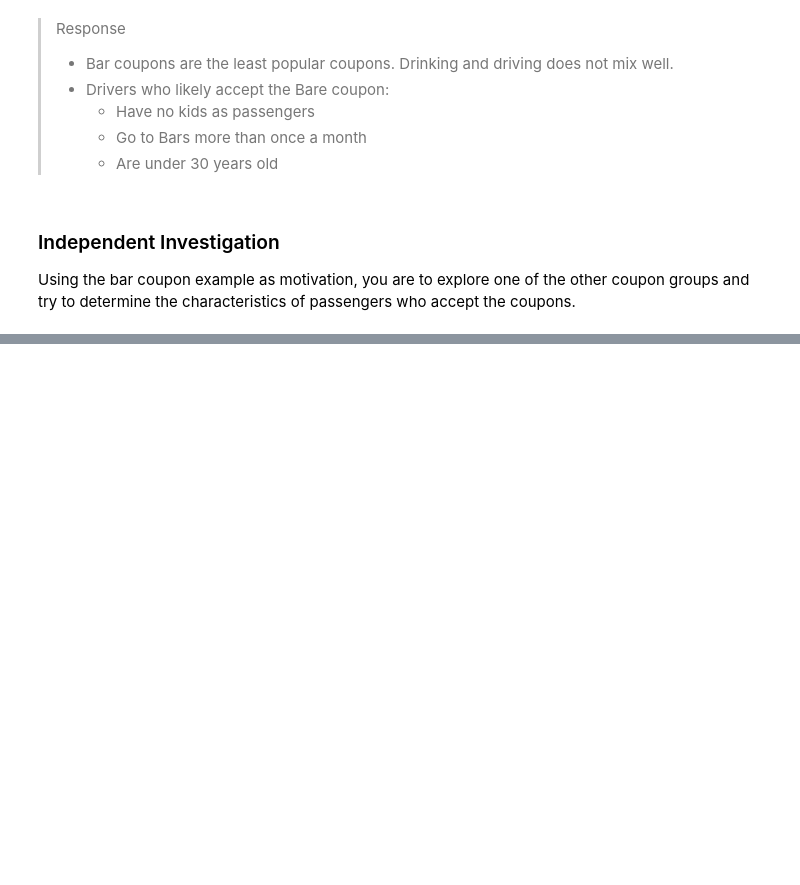
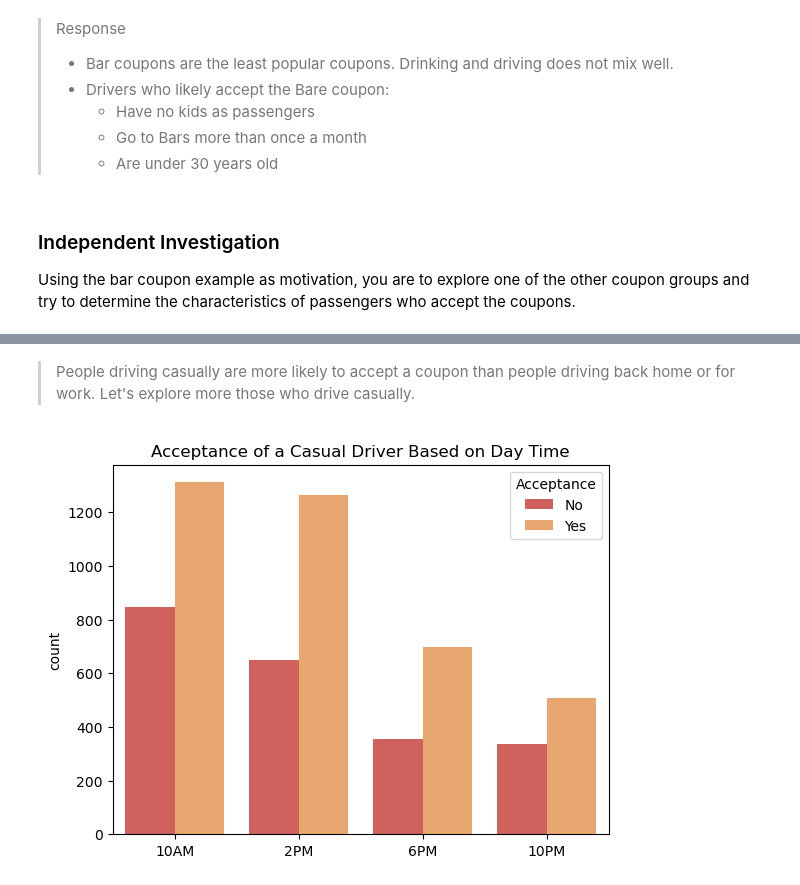
Before and after one commit to outdegree/BH-PCMLAI-M5-App1, a Jupyter notebook: prompt.ipynb, the cells around one changed output, grey strips where cells are left out. Saved outputs shown, nothing was run; the diff lists cells and outputs as text; code cells hidden in the pictures; blank space fills up the shorter version.

```diff
--- a/prompt.ipynb
+++ b/prompt.ipynb
@@ -404,0 +442,12 @@ Using the bar coupon example as motivation, you are to explore one of the other
+# %% [markdown]
+> People driving casually are more likely to accept a coupon than people driving back home or for work. Let's explore more those who drive casually.
+# %%
+not_urgent = data[data['destination'] == 'No Urgent Place']
+sns.countplot(not_urgent, x='time', hue='Y', order = not_urgent['time'].value_counts().index)
+plt.title("Acceptance of a Casual Driver Based on Day Time")
+plt.legend(title='Acceptance', labels=['No', 'Yes'])
+plt.xlabel('')
+plt.savefig("images/driver_casual_driving_time.png")
+plt.show()
+# %% [output]
+[figure, added]
```
Also changed, not shown: parts of 15 cells of this notebook.
